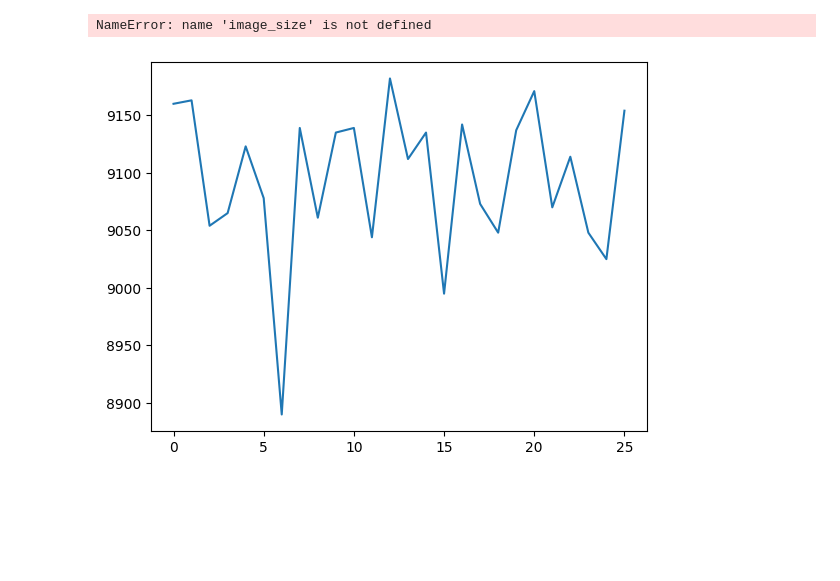
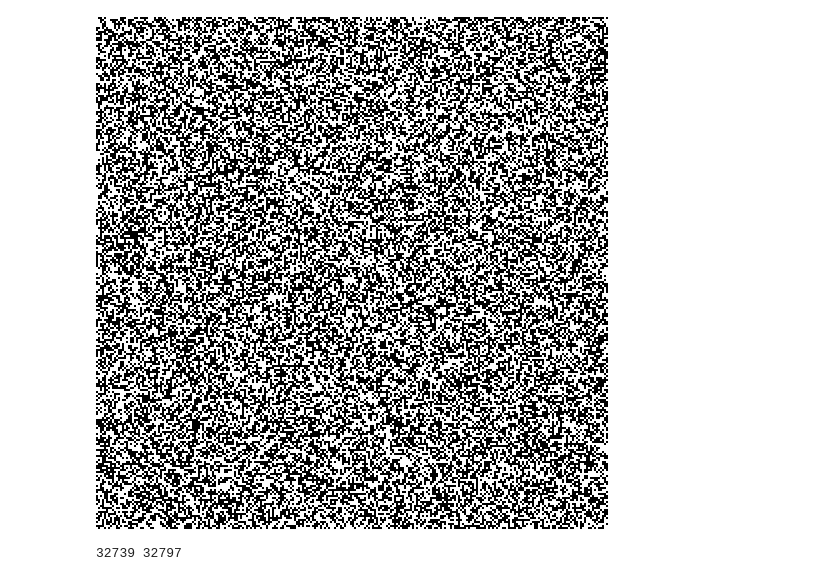
Before and after one commit to michal200292/Numericke-metody, a Jupyter notebook: lab4/zad2.ipynb, the cells around one changed output. Drawn from its saved outputs; the diff is of its cells as text; code cells hidden in the pictures; blank space fills up the shorter version.

```diff
--- a/lab4/zad2.ipynb
+++ b/lab4/zad2.ipynb
@@ -19,12 +31,3 @@ def prepare_image():
     for i in range(m):
         for j in range(m):
             matrix[i, j] = 1 if np.random.rand() < density else 0
-m = 512
-image_size = 512
-density = 0.5
-d = image_size // m
-matrix = np.zeros((m, m))
-prepare_image()
-draw_image()
-# %% [output]
-NameError: name 'image_size' is not defined
@@ -105,5 +280,0 @@ draw_image(popout=True)
-# %%
-plt.plot([i for i in range(len(energy_states))], energy_states)
-plt.show()
-# %% [output]
-[figure, removed]
@@ -115,0 +281,24 @@ plt.show()
+# %%
+def count_pixels():
+    count1, count2 = 0, 0
+    for i in range(m):
+        for j in range(m):
+            if matrix[i, j] == 0:
+                count1 += 1
+            elif matrix[i, j] == 1:
+                count2 += 1
+    return count1, count2
+# %%
+m = 256
+image_size = 512
+density = 0.5
+d = image_size // m
+matrix = np.zeros((m, m), dtype=int)
+prepare_image()
+draw_image(popout=True)
+
+white1, black1 = count_pixels()
+print(white1, black1)
+# %% [output]
+[figure, added]
+32739 32797
```
Also changed, not shown: parts of 10 cells of this notebook, 2 other files.
